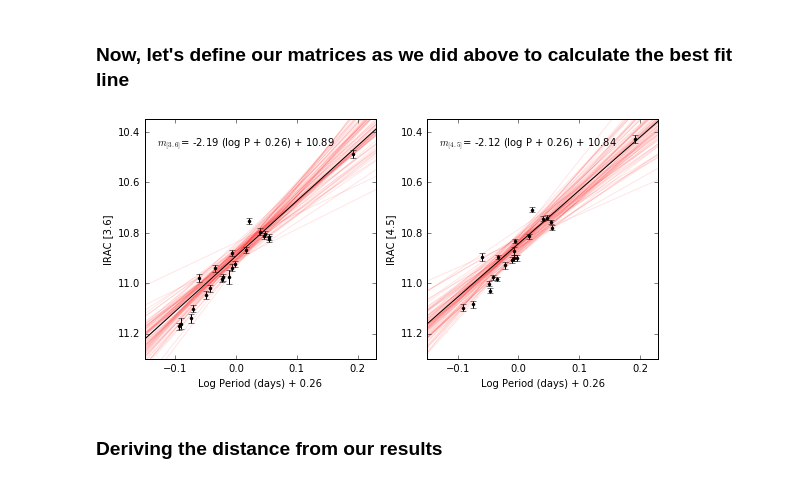
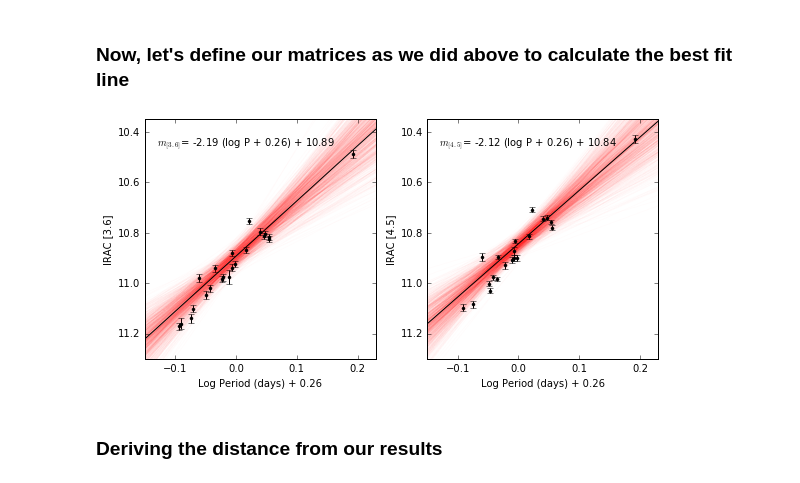
Before and after one commit to astroJeff/SMAC, a Jupyter notebook: Week_0/Week 0 - Introduction.ipynb, the cells around one changed output. Cells and saved outputs as stored; diff of their text form; code cells hidden in the pictures.

```diff
--- a/Week_0/Week 0 - Introduction.ipynb
+++ b/Week_0/Week 0 - Introduction.ipynb
@@ -147,3 +147,27 @@ RR_lyrae = RR_lyrae[np.where(RR_lyrae['ID'] != 'V21')[0]]
 print RR_lyrae.colnames
 # %% [output]
 ['ID', 'RAh', 'RAm', 'RAs', 'DE-', 'DEd', 'DEm', 'DEs', 'Per', 'logP', '[3.6]', 'e_[3.6]', 'f_[3.6]', '[4.5]', 'e_[4.5]', 'f_[4.5]', '3.6amp', 'e_3.6amp', '4.5amp', 'e_4.5amp', 'Mode', 'f_Mode']
+# %%
+fig, ax = plt.subplots(1, 2, figsize=(8,4))
+
+# Axis limits
+for i in np.arange(2):
+    ax[i].set_ylim(11.3, 10.35)
+    ax[i].set_xlim(-0.15, 0.23)
+    ax[i].set_xticks([-0.1, 0.0, 0.1, 0.2])
+
+# Plot 3.6 micron data
+ax[0].errorbar(RR_lyrae['logP']+0.26, RR_lyrae['[3.6]'], yerr=RR_lyrae['e_[3.6]'], fmt='o', marker='.', color='k')
+# Plot 4.5 micron data
+ax[1].errorbar(RR_lyrae['logP']+0.26, RR_lyrae['[4.5]'], yerr=RR_lyrae['e_[4.5]'], fmt='o', marker='.', color='k')
+
+
+# Plot labels
+ax[0].set_xlabel('Log Period (days) + 0.26')
+ax[1].set_xlabel('Log Period (days) + 0.26')
+ax[0].set_ylabel('IRAC [3.6]')
+ax[1].set_ylabel('IRAC [4.5]')
+
+
+plt.tight_layout()
+plt.show()
@@ -201,17 +227,17 @@ def plot_lines(ax, b, m, cov, mag):
 
     # Calculate outputs
     mean = np.array([b[0], m[0]])
-    x_out = np.random.multivariate_normal(mean, cov, size=75)
+    x_out = np.random.multivariate_normal(mean, cov, size=1000)
 
     x = ax.get_xlim()
 
     # Plot lines
-    for i in np.arange(75):
+    for i in np.arange(1000):
 
         b_tmp, m_tmp = x_out[i]
 
         y = np.array([m_tmp])*x + np.array([b_tmp])
-        ax.plot(x, y, color='r', alpha=0.1)
+        ax.plot(x, y, color='r', alpha=0.01)
 
 
 
@@ -227,34 +253,34 @@ for i in np.arange(2):
 
 # Plot 3.6 micron data
 b, m = calc_best_fit(RR_lyrae['logP'], RR_lyrae['[3.6]'], RR_lyrae['e_[3.6]'])
 cov = calc_uncertainties(RR_lyrae['logP'], RR_lyrae['e_[3.6]'])
 plot_lines(ax[0], b, m, cov, r'$m_{[3.6]}$')
 plot_line(ax[0], b, m, r'$m_{[3.6]}$')
 
 # Plot 4.5 micron data
 b, m = calc_best_fit(RR_lyrae['logP'], RR_lyrae['[4.5]'], RR_lyrae['e_[4.5]'])
 cov = calc_uncertainties(RR_lyrae['logP'], RR_lyrae['e_[4.5]'])
 plot_lines(ax[1], b, m, cov, r'$m_{[4.5]}$')
 plot_line(ax[1], b, m, r'$m_{[4.5]}$')
 
 # Plot points and their uncertainties
 ax[0].errorbar(RR_lyrae['logP']+0.26, RR_lyrae['[3.6]'], yerr=RR_lyrae['e_[3.6]'], fmt='o', marker='.', color='k')
 ax[1].errorbar(RR_lyrae['logP']+0.26, RR_lyrae['[4.5]'], yerr=RR_lyrae['e_[4.5]'], fmt='o', marker='.', color='k')
 
 
 # Plot labels
 ax[0].set_xlabel('Log Period (days) + 0.26')
 ax[1].set_xlabel('Log Period (days) + 0.26')
 ax[0].set_ylabel('IRAC [3.6]')
 ax[1].set_ylabel('IRAC [4.5]')
 
 
 
 
 plt.tight_layout()
 plt.show()
 # %% [output]
-[figure, old version]
+[figure, new version]
 # %% [markdown]
 ### Deriving the distance from our results
 # %% [markdown]
```
Also changed, not shown: parts of 5 cells of this notebook, 2 other files.
